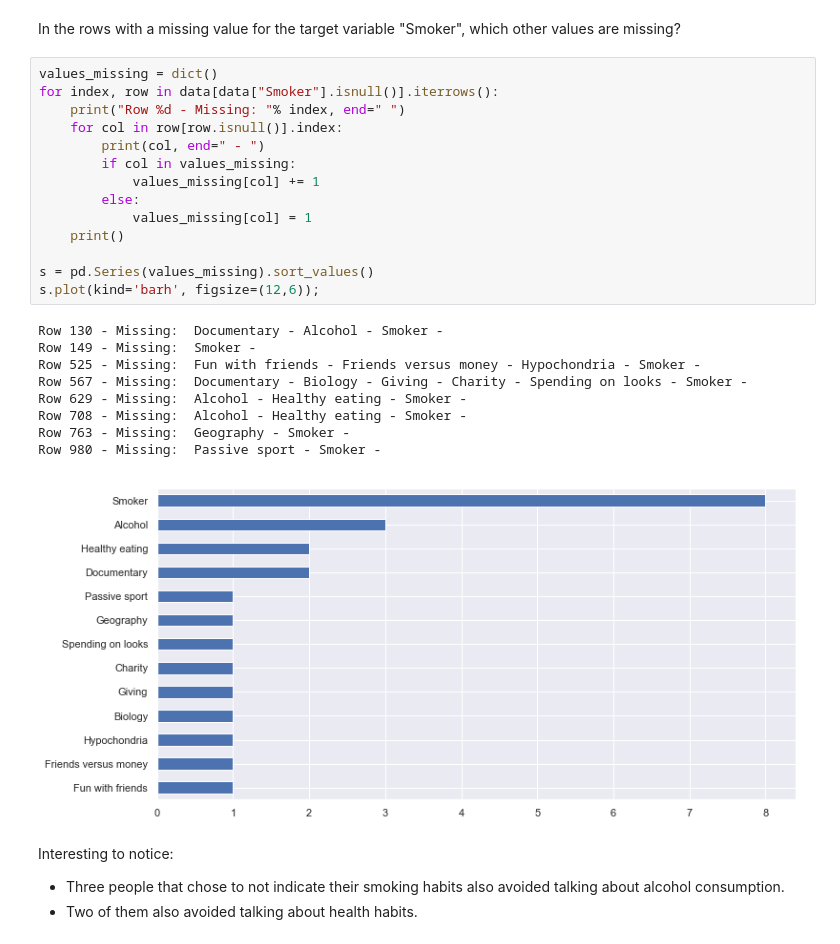
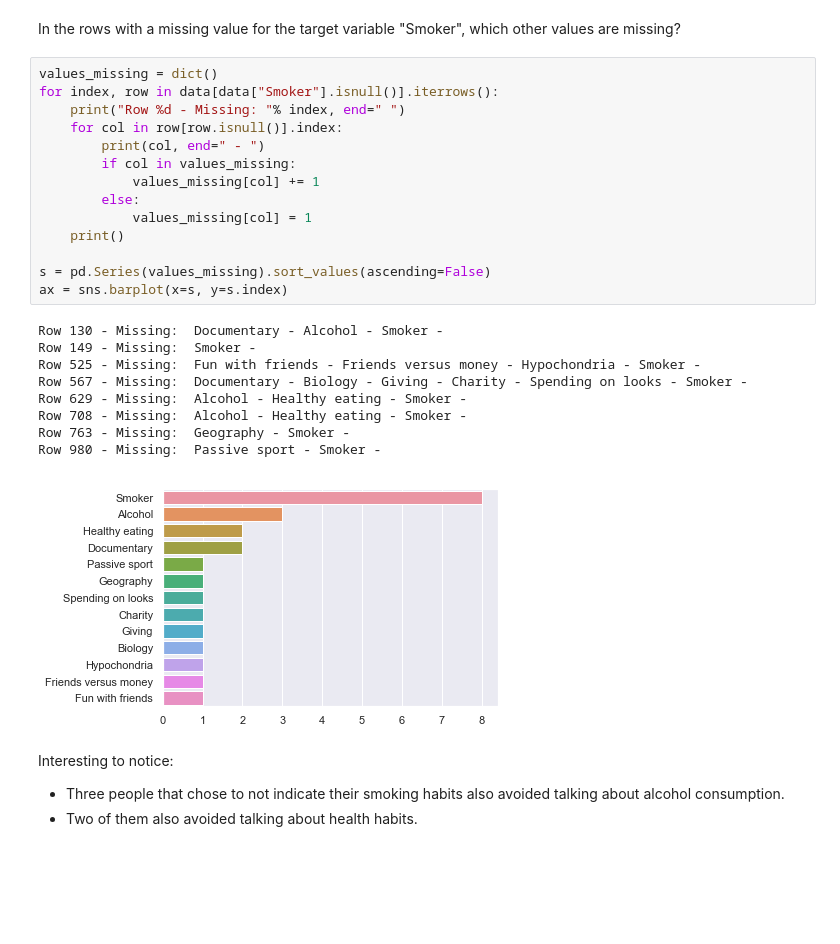
Before and after one commit to Shakk17/SmokerPredictor, a Jupyter notebook: data_analysis.ipynb, the cells around one changed output. Drawn from its saved outputs; the diff is of its cells as text; blank space fills up the shorter version.

```diff
--- a/data_analysis.ipynb
+++ b/data_analysis.ipynb
@@ -63,27 +65,27 @@ In the rows with a missing value for the target variable "Smoker", which other v
 # %%
 values_missing = dict()
 for index, row in data[data["Smoker"].isnull()].iterrows():
     print("Row %d - Missing: "% index, end=" ")
     for col in row[row.isnull()].index:
         print(col, end=" - ")
         if col in values_missing:
             values_missing[col] += 1
         else:
             values_missing[col] = 1
     print()
 
-s = pd.Series(values_missing).sort_values()
-s.plot(kind='barh', figsize=(12,6));
+s = pd.Series(values_missing).sort_values(ascending=False)
+ax = sns.barplot(x=s, y=s.index)
 # %% [output]
 Row 130 - Missing:  Documentary - Alcohol - Smoker -
 Row 149 - Missing:  Smoker -
 Row 525 - Missing:  Fun with friends - Friends versus money - Hypochondria - Smoker -
 Row 567 - Missing:  Documentary - Biology - Giving - Charity - Spending on looks - Smoker -
 Row 629 - Missing:  Alcohol - Healthy eating - Smoker -
 Row 708 - Missing:  Alcohol - Healthy eating - Smoker -
 Row 763 - Missing:  Geography - Smoker -
 Row 980 - Missing:  Passive sport - Smoker -
-[figure, old version]
+[figure, new version]
 # %% [markdown]
 Interesting to notice:
 - Three people that chose to not indicate their smoking habits also avoided talking about alcohol consumption.
```
Also changed, not shown: parts of 10 cells of this notebook, 1 other file.
